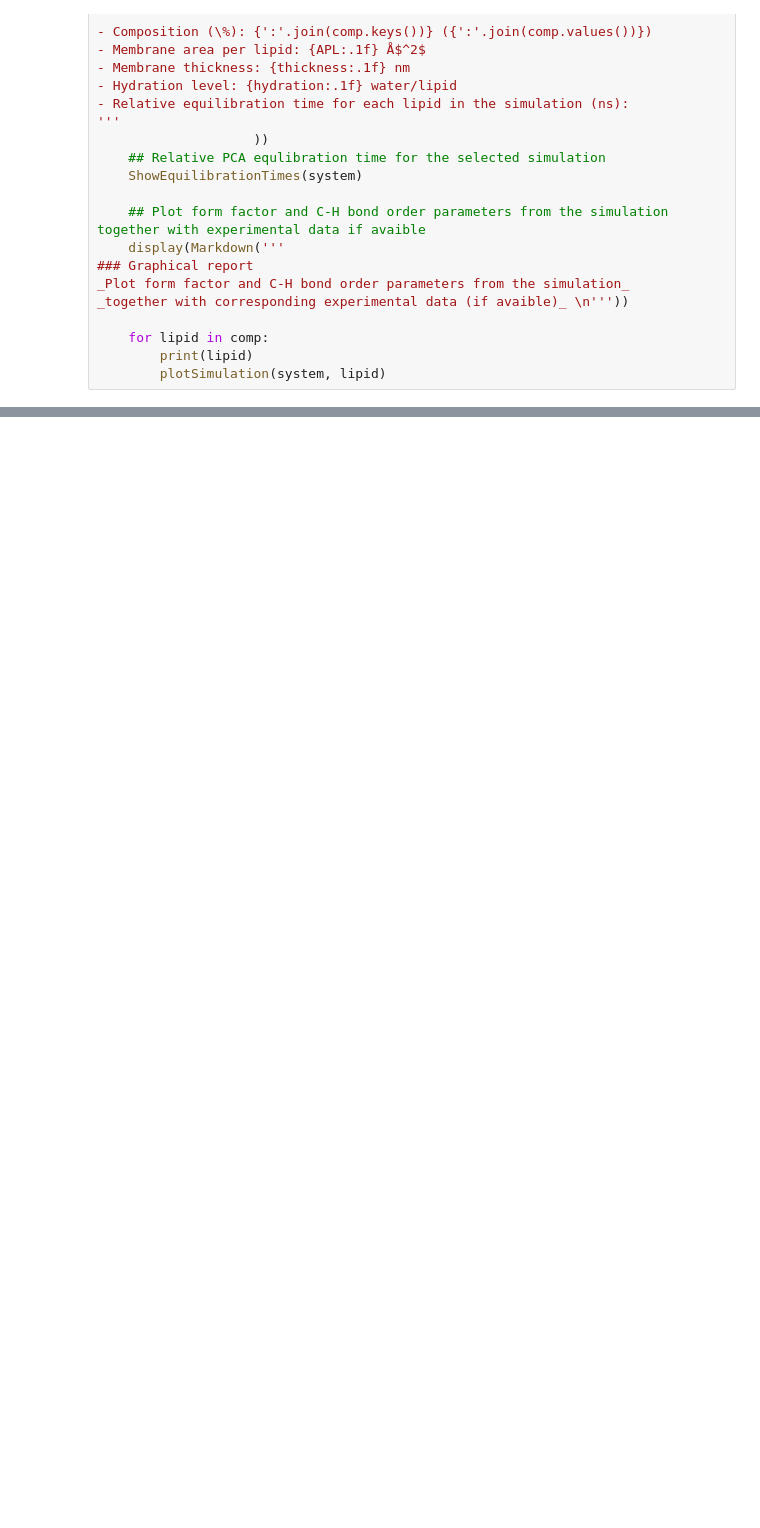
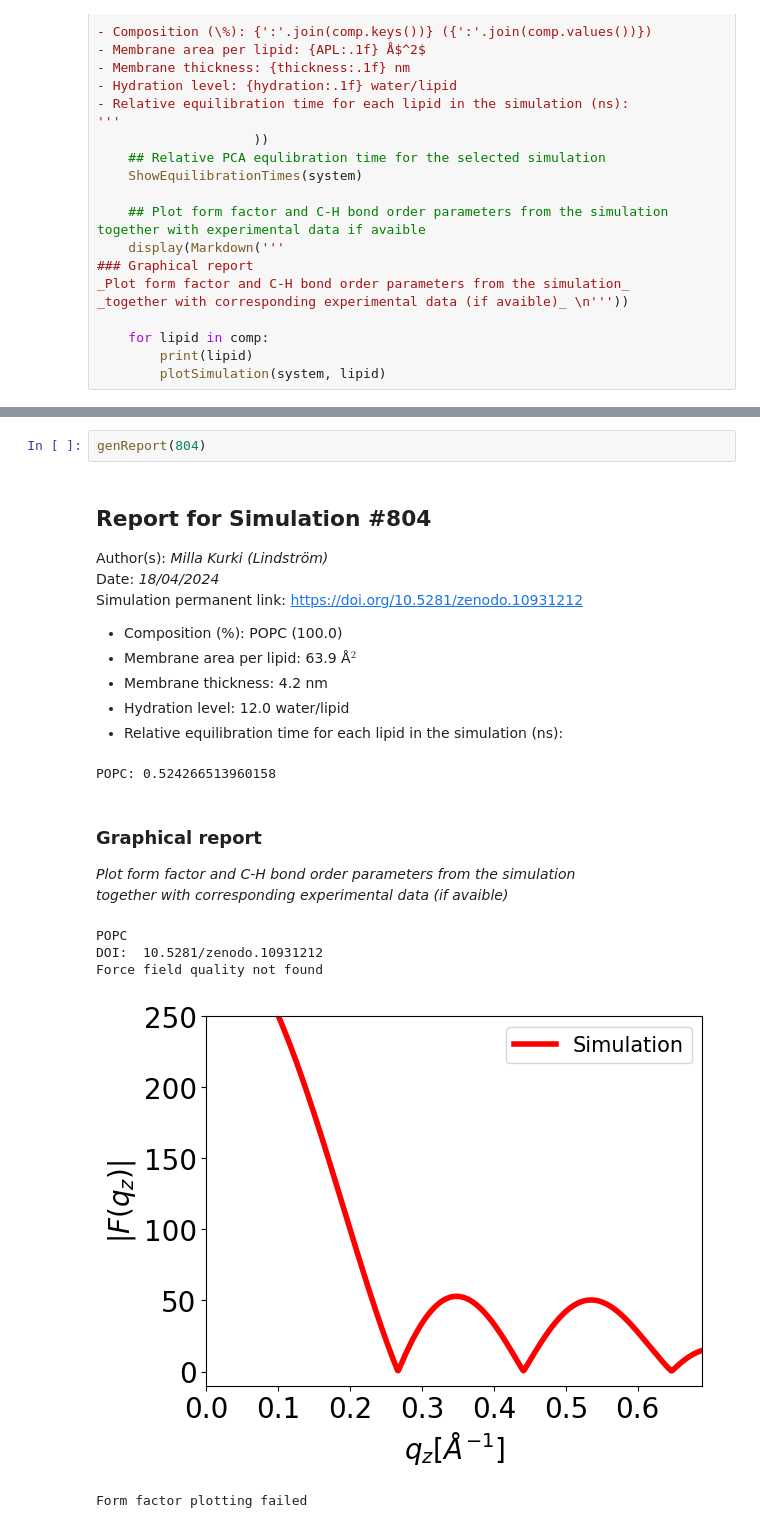
Before and after one commit to yetulaxman/databank-template, a Jupyter notebook: scripts/plotSimulation.ipynb, the cells around one changed output, grey strips where cells are left out. Cells and saved outputs as stored; diff of their text form; blank space fills up the shorter version.

```diff
--- a/scripts/plotSimulation.ipynb
+++ b/scripts/plotSimulation.ipynb
@@ -144,0 +135,25 @@ Form factor plotting failed
+# %%
+genReport(804)
+# %% [output]
+
+## Report for Simulation  #804
+
+Author(s): _Milla Kurki (Lindström)_
+Date: _18/04/2024_
+Simulation permanent link: https://doi.org/10.5281/zenodo.10931212
+
+- Composition (\%): POPC (100.0)
+- Membrane area per lipid: 63.9 Å$^2$
+- Membrane thickness: 4.2 nm
+- Hydration level: 12.0 water/lipid
+- Relative equilibration time for each lipid in the simulation (ns):
+POPC: 0.524266513960158
+
+### Graphical report
+_Plot form factor and C-H bond order parameters from the simulation_
+_together with corresponding experimental data (if avaible)_
+POPC
+DOI:  10.5281/zenodo.10931212
+Force field quality not found
+[figure, added]
+Form factor plotting failed
```
Also changed, not shown: parts of 4 cells of this notebook, 1 other file.
